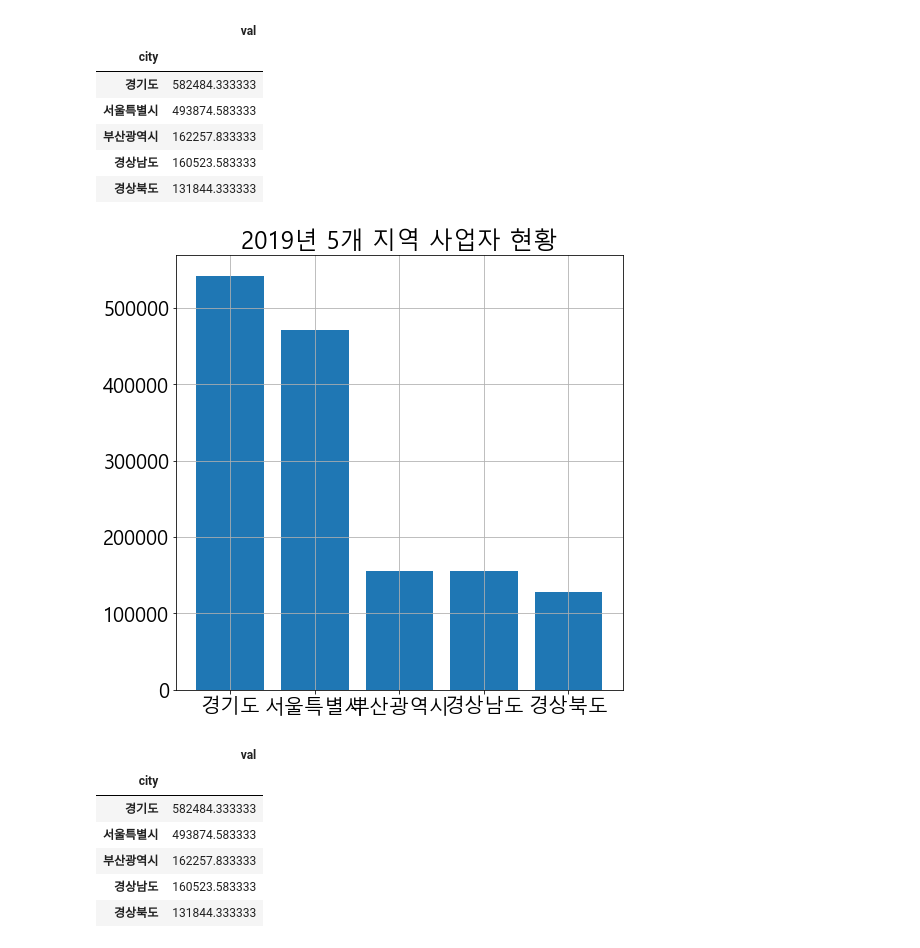
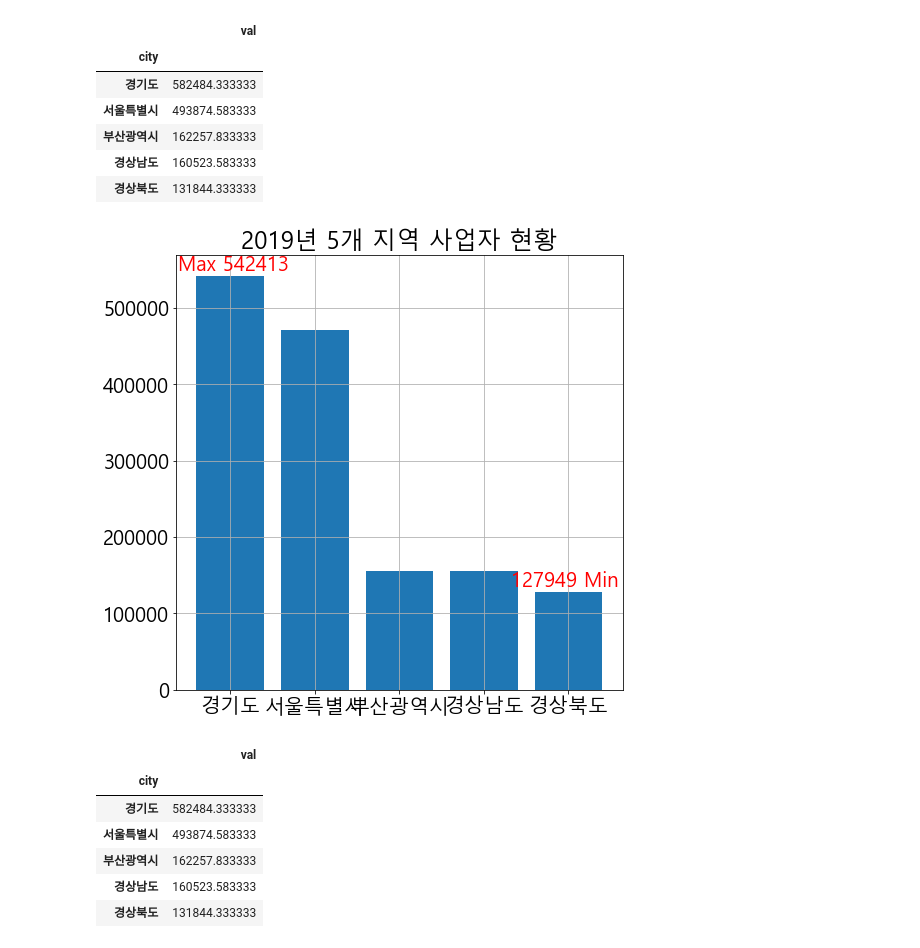
Before and after one commit to inhoinno/2021_BigData, a Jupyter notebook: Data_Visualizing1.ipynb, the cells around one changed output. Drawn from its saved outputs; the diff is of its cells as text; code cells hidden in the pictures.

```diff
--- a/Data_Visualizing1.ipynb
+++ b/Data_Visualizing1.ipynb
@@ -220,12 +220,27 @@ df2
 # %%
 plt.rcParams["figure.figsize"] = (8, 8)
 plt.rcParams["font.size"] = 20
 labels = df.index
+
+
 plt.bar(df.index,df['val'].values, width=0.8)
 plt.title("2019년 5개 지역 사업자 현황")
+x=df.index.tolist()
+y=df.values.flatten().tolist()
+dic = { y:x for x, y in zip(x, y) }
+plt.text(dic[min(y)],min(y),
+         str(int(min(y))) + ' Min ',
+         color='r',
+         horizontalalignment='center',
+         verticalalignment='bottom')
+plt.text(dic[max(y)],max(y),
+         ' Max '+ str(int(max(y))),
+         color='r',
+         horizontalalignment='center',
+         verticalalignment='bottom')
 plt.grid(True)
 # %% [output]
-[figure, old version]
+[figure, new version]
 # %%
 df2
 # %% [output]
```
Also changed, not shown: parts of 99 cells of this notebook, 6 other files.
